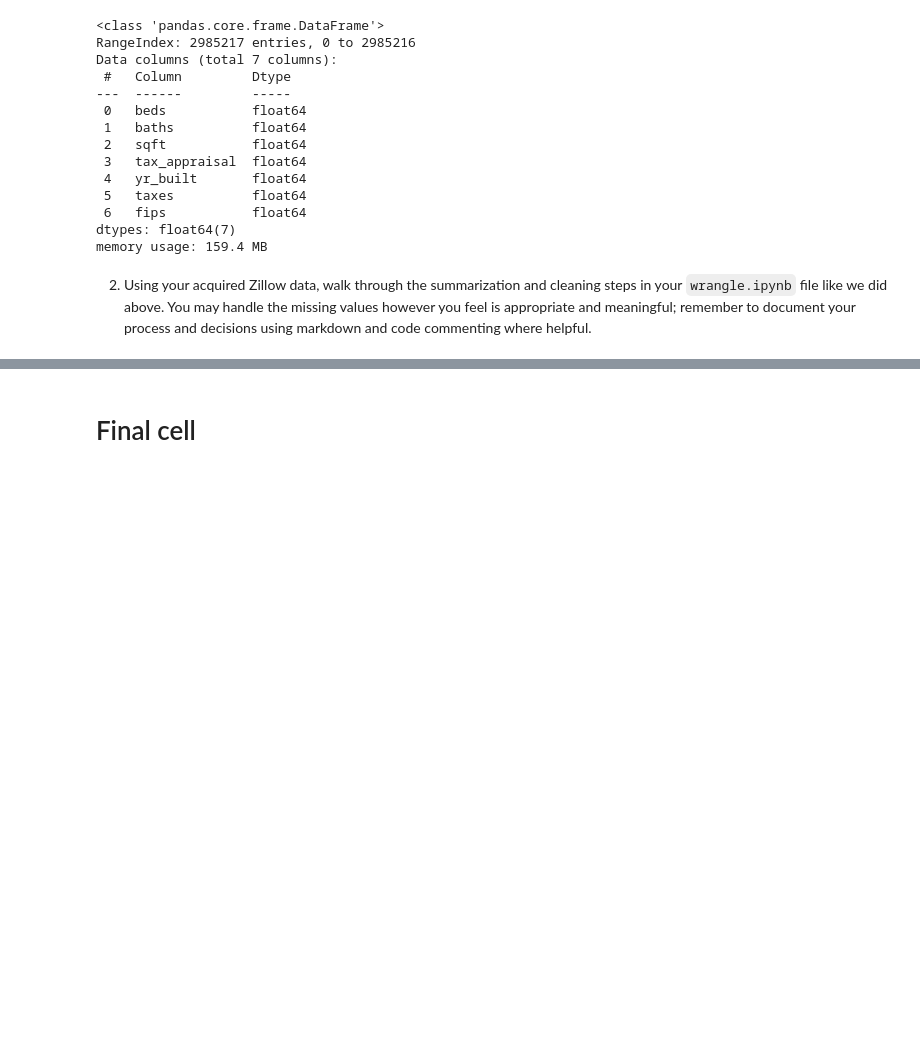
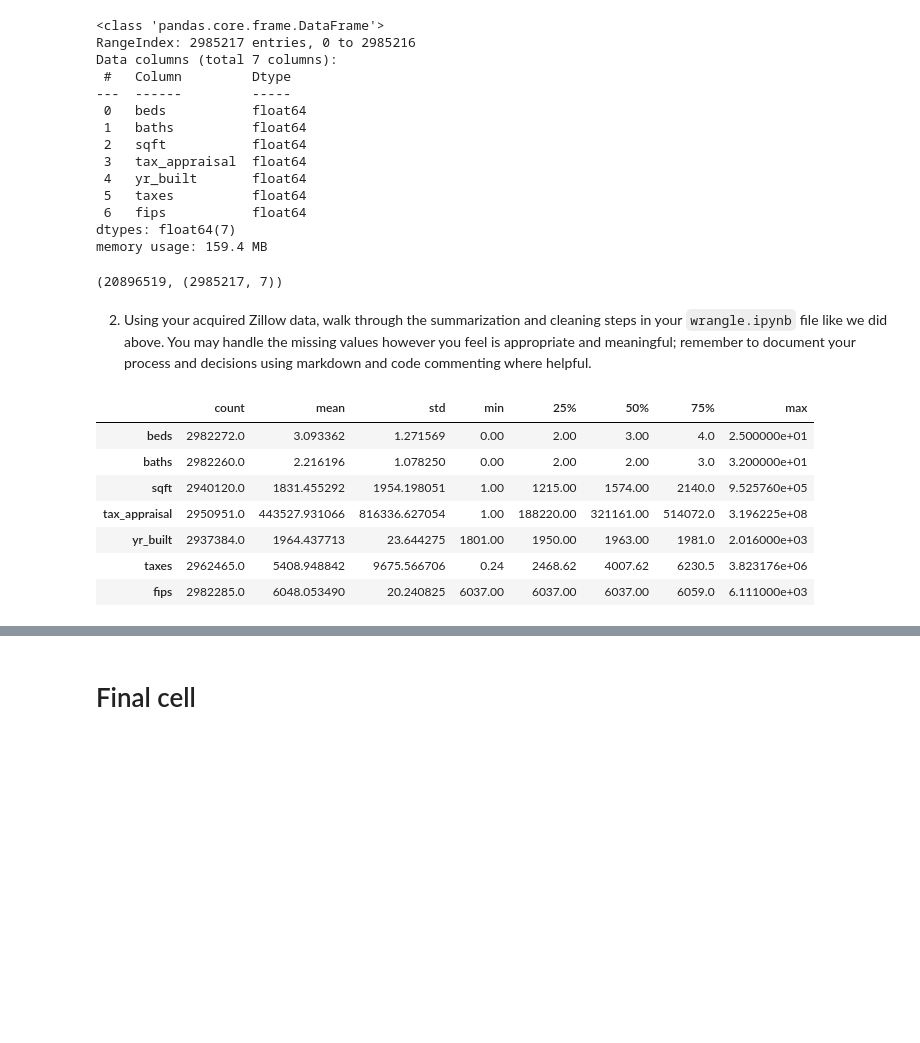
Before and after one commit to David-Howell/regression-exercises, a Jupyter notebook: wrangle.ipynb, the cells around one changed output, grey strips where cells are left out. Saved outputs shown, nothing was run; the diff lists cells and outputs as text; code cells hidden in the pictures; blank space fills up the shorter version.

```diff
--- a/wrangle.ipynb
+++ b/wrangle.ipynb
@@ -50,5 +50,22 @@ dtypes: float64(7)
 memory usage: 159.4 MB
 # %%
 df.to_pickle('zillow_data')
+# %%
+df.size , df.shape
+# %% [output]
+(20896519, (2985217, 7))
 # %% [markdown]
 2. Using your acquired Zillow data, walk through the summarization and cleaning steps in your `wrangle.ipynb` file like we did above. You may handle the missing values however you feel is appropriate and meaningful; remember to document your process and decisions using markdown and code commenting where helpful.
+# %%
+# That's a lot of beds and baths...
+#   - But, none of thecounts match up to each other... NULLS!!
+df.describe().T
+# %% [output]
+|  | count | mean | std | min | 25% | 50% | 75% | max |
+| beds | 2982272.0 | 3.093362 | 1.271569 | 0.00 | 2.00 | 3.00 | 4.0 | 2.500000e+01 |
+| baths | 2982260.0 | 2.216196 | 1.078250 | 0.00 | 2.00 | 2.00 | 3.0 | 3.200000e+01 |
+| sqft | 2940120.0 | 1831.455292 | 1954.198051 | 1.00 | 1215.00 | 1574.00 | 2140.0 | 9.525760e+05 |
+| tax_appraisal | 2950951.0 | 443527.931066 | 816336.627054 | 1.00 | 188220.00 | 321161.00 | 514072.0 | 3.196225e+08 |
+| yr_built | 2937384.0 | 1964.437713 | 23.644275 | 1801.00 | 1950.00 | 1963.00 | 1981.0 | 2.016000e+03 |
+| taxes | 2962465.0 | 5408.948842 | 9675.566706 | 0.24 | 2468.62 | 4007.62 | 6230.5 | 3.823176e+06 |
+| fips | 2982285.0 | 6048.053490 | 20.240825 | 6037.00 | 6037.00 | 6037.00 | 6059.0 | 6.111000e+03 |
```
Also changed, not shown: parts of 17 cells of this notebook.
